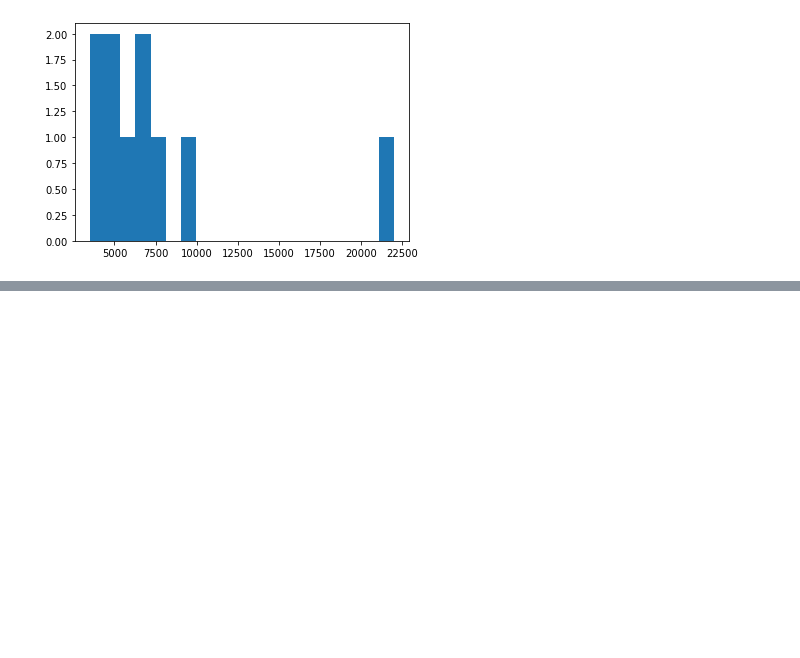
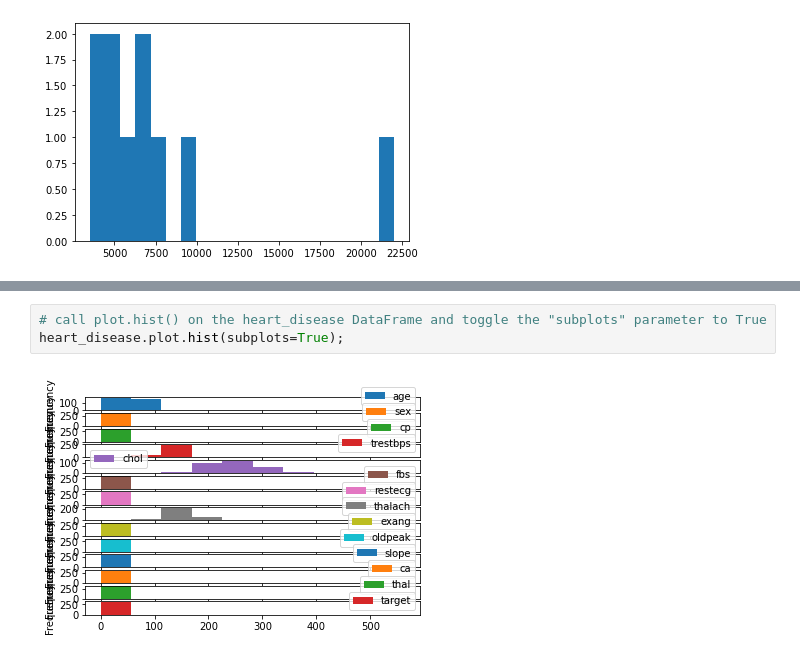
Before and after one commit to SaketMunda/ml-ds-tools-library-introduction, a Jupyter notebook: matplotlib-exercises.ipynb, the cells around one changed output, grey strips where cells are left out. Drawn from its saved outputs; the diff is of its cells as text; blank space fills up the shorter version.

```diff
--- a/matplotlib-exercises.ipynb
+++ b/matplotlib-exercises.ipynb
@@ -335,0 +365,5 @@ plt.hist(car_sales["Price ($)"], bins=20);
+# %%
+# call plot.hist() on the heart_disease DataFrame and toggle the "subplots" parameter to True
+heart_disease.plot.hist(subplots=True);
+# %% [output]
+[figure, added]
```
Also changed, not shown: parts of 21 cells of this notebook, 1 other file.
